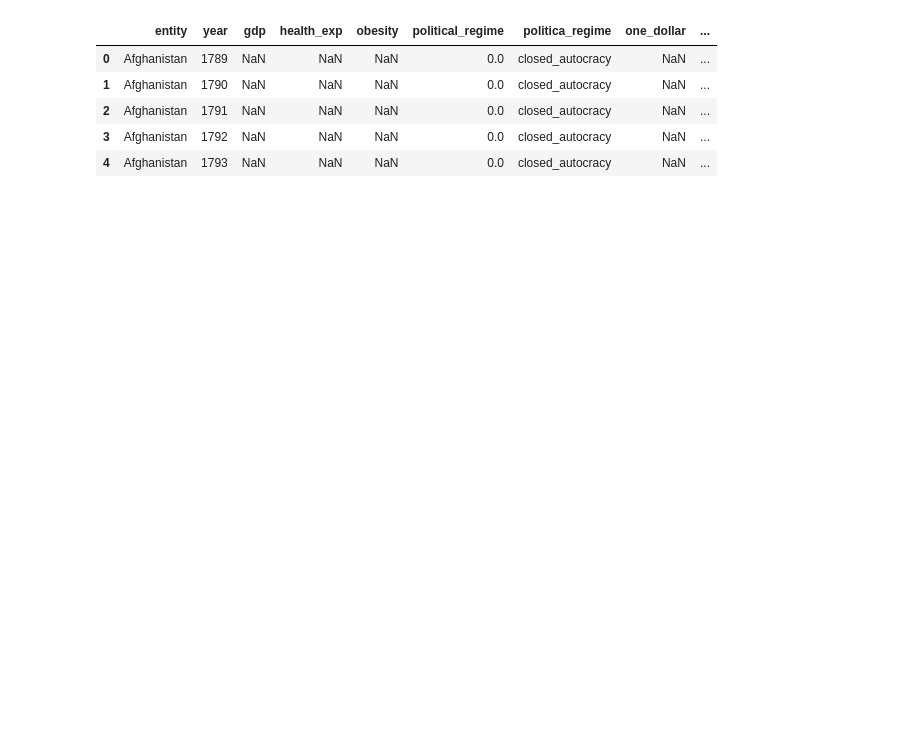
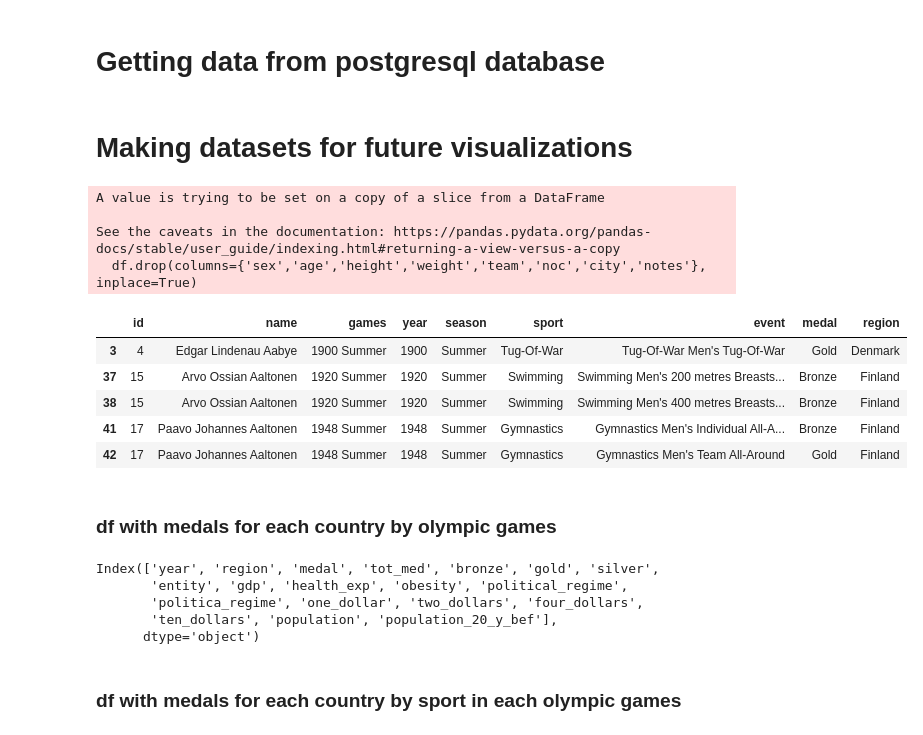
Before and after one commit to MOlowski/Athletes-successes-based-on-country-situation, a Jupyter notebook: Untitled1.ipynb, the cells around one changed output. Saved outputs shown, nothing was run; the diff lists cells and outputs as text; code cells hidden in the pictures; blank space fills up the shorter version.

```diff
--- a/Untitled1.ipynb
+++ b/Untitled1.ipynb
@@ -332,9 +1,2 @@ script worked properly
-# %%
-countries_situation.head()
-# %% [output]
-|  | entity | year | gdp | health_exp | obesity | political_regime | politica_regime | one_dollar | ... |
-| 0 | Afghanistan | 1789 | NaN | NaN | NaN | 0.0 | closed_autocracy | NaN | ... |
-| 1 | Afghanistan | 1790 | NaN | NaN | NaN | 0.0 | closed_autocracy | NaN | ... |
-| 2 | Afghanistan | 1791 | NaN | NaN | NaN | 0.0 | closed_autocracy | NaN | ... |
-| 3 | Afghanistan | 1792 | NaN | NaN | NaN | 0.0 | closed_autocracy | NaN | ... |
-| 4 | Afghanistan | 1793 | NaN | NaN | NaN | 0.0 | closed_autocracy | NaN | ... |
+# %% [markdown]
+# Getting data from postgresql database
@@ -340,0 +9,65 @@ countries_situation.head()
+# %%
+try:
+    pgconn = psycopg2.connect(
+        host = 'postgres',
+        user = 'postgres',
+        port = '5432',
+        password = 'pass',
+        database = 'athletes_successes')
+
+    get_olympics_q = """
+        SELECT *
+        FROM athlete_events a
+        JOIN noc_regions b ON a.noc = b.noc
+        """
+
+    get_countries_q = """
+        SELECT *
+        FROM countries_df
+        """
+
+    olympics = pd.read_sql_query(get_olympics_q, pgconn)
+    countries_df = pd.read_sql_query(get_countries_q, pgconn)
+
+except psycopg2.OperationalError as e:
+    print('something went wrong: ',e)
+finally:
+    if pgconn:
+        pgconn.close()
+# %% [markdown]
+# Making datasets for future visualizations
+# %%
+df = olympics.loc[(olympics['season']=='Summer')&((olympics['medal']=='Gold')|(olympics['medal']=='Silver')|(olympics['medal']=='Bronze'))]
+df.drop(columns={'sex','age','height','weight','team','noc','city','notes'}, inplace=True)
+df.head()
+# %% [output]
+A value is trying to be set on a copy of a slice from a DataFrame
+
+See the caveats in the documentation: https://pandas.pydata.org/pandas-docs/stable/user_guide/indexing.html#returning-a-view-versus-a-copy
+  df.drop(columns={'sex','age','height','weight','team','noc','city','notes'}, inplace=True)
+|  | id | name | games | year | season | sport | event | medal | region |
+| 3 | 4 | Edgar Lindenau Aabye | 1900 Summer | 1900 | Summer | Tug-Of-War | Tug-Of-War Men's Tug-Of-War | Gold | Denmark |
+| 37 | 15 | Arvo Ossian Aaltonen | 1920 Summer | 1920 | Summer | Swimming | Swimming Men's 200 metres Breasts... | Bronze | Finland |
+| 38 | 15 | Arvo Ossian Aaltonen | 1920 Summer | 1920 | Summer | Swimming | Swimming Men's 400 metres Breasts... | Bronze | Finland |
+| 41 | 17 | Paavo Johannes Aaltonen | 1948 Summer | 1948 | Summer | Gymnastics | Gymnastics Men's Individual All-A... | Bronze | Finland |
+| 42 | 17 | Paavo Johannes Aaltonen | 1948 Summer | 1948 | Summer | Gymnastics | Gymnastics Men's Team All-Around | Gold | Finland |
+# %% [markdown]
+### df with medals for each country by olympic games
+# %%
+df1_0 = df.groupby(['year','region'])['medal'].count().reset_index().sort_values(by=['year','medal'], ascending=[True,False])
+df1_0['tot_med'] = df1_0.groupby(['region'])['medal'].cumsum()
+df1_1 = df.groupby(['year','region','medal'])['id'].size().reset_index(name='count')
+pivot_df = df1_1.pivot_table(index=['year','region'], columns='medal', values='count', fill_value=0).reset_index()
+df1_0 = df1_0.merge(pivot_df, on=['year','region'])
+df1_0.rename(columns={'Bronze':'bronze','Silver':'silver','Gold':'gold'}, inplace=True)
+countries1_0 = countries_df.loc[countries_df['year'] > df1_0['year'].min()]
+df1_0 = df1_0.merge(countries1_0, left_on=['year','region'], right_on=['year','entity'])
+df1_0.columns
+# %% [output]
+Index(['year', 'region', 'medal', 'tot_med', 'bronze', 'gold', 'silver',
+       'entity', 'gdp', 'health_exp', 'obesity', 'political_regime',
+       'politica_regime', 'one_dollar', 'two_dollars', 'four_dollars',
+       'ten_dollars', 'population', 'population_20_y_bef'],
+      dtype='object')
+# %% [markdown]
+### df with medals for each country by sport in each olympic games
```
Also changed, not shown: parts of 28 cells of this notebook, 1 other file.
